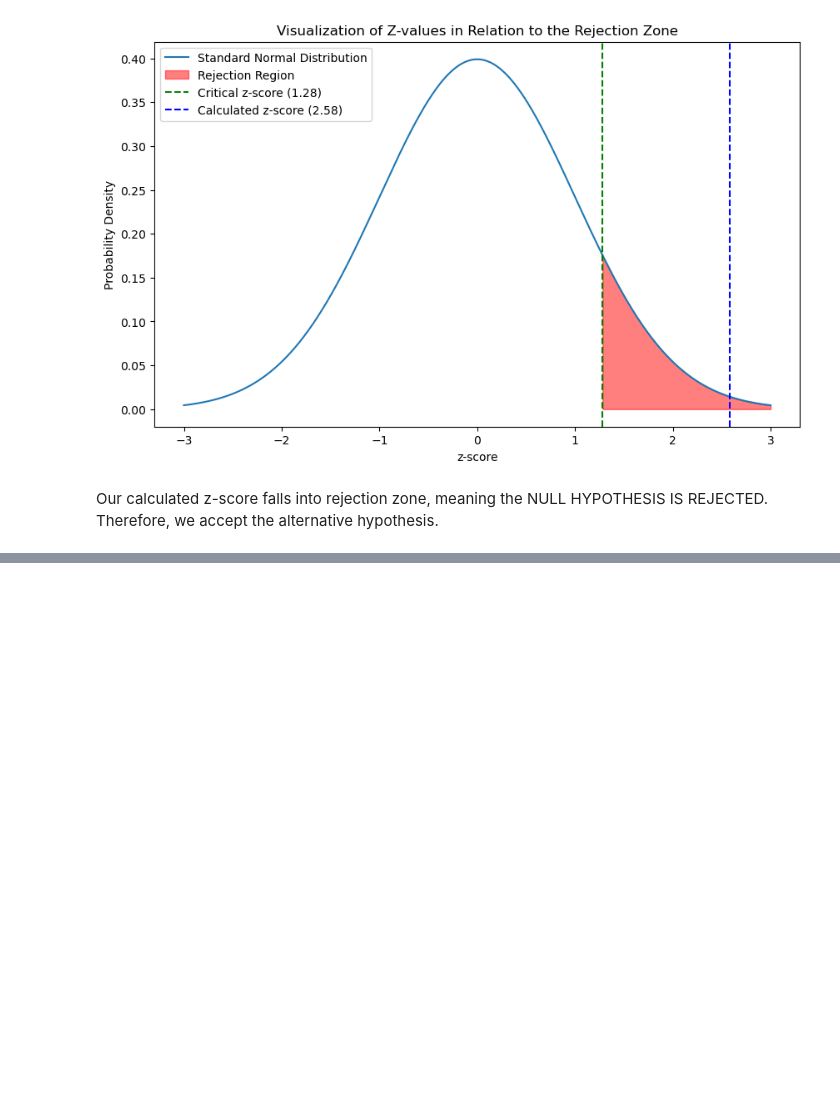
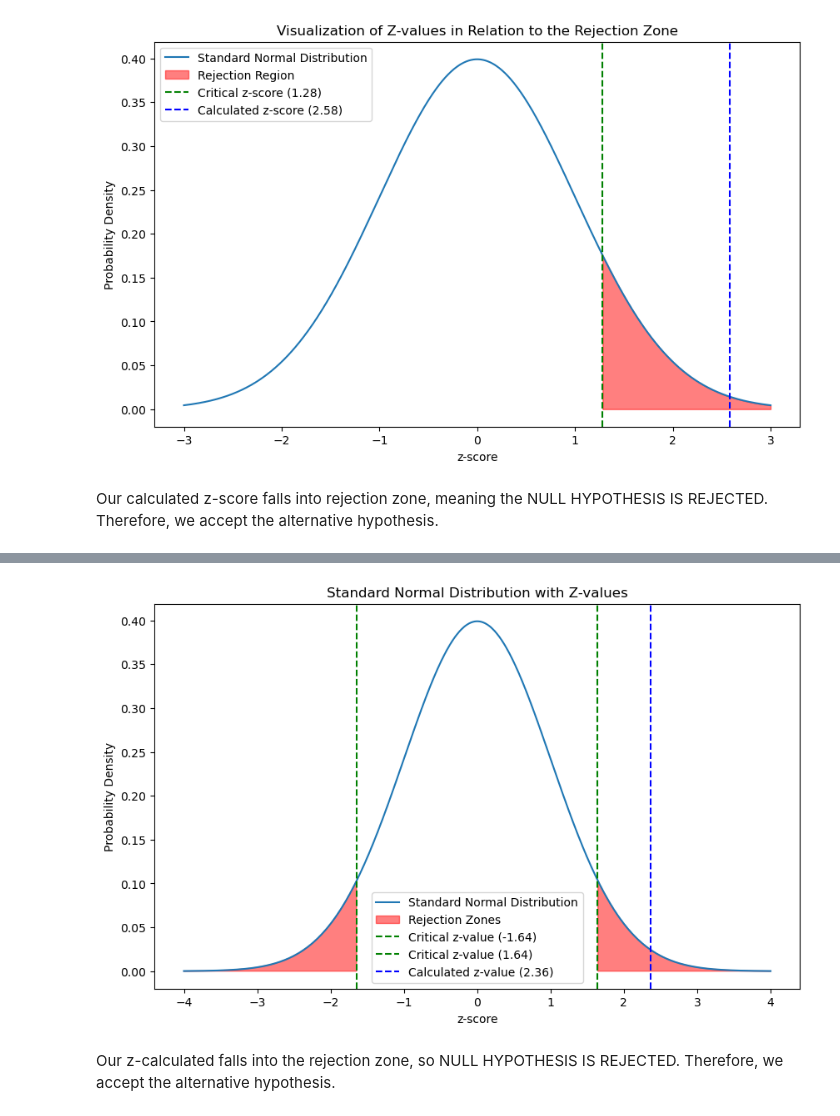
Before and after one commit to ZohanKPI/DS_camp_hometask20, a Jupyter notebook: Statistical_tests.ipynb, the cells around one changed output, grey strips where cells are left out. Drawn from its saved outputs; the diff is of its cells as text; code cells hidden in the pictures; blank space fills up the shorter version.

```diff
--- a/Statistical_tests.ipynb
+++ b/Statistical_tests.ipynb
@@ -89,0 +156,31 @@ Our calculated z-score falls into rejection zone, meaning the NULL HYPOTHESIS IS
+# %%
+def plot_distribution_with_z_values(z_critical, z_calculated):
+    mean = 0
+    std_dev = 1
+    x = np.linspace(mean - 4*std_dev, mean + 4*std_dev, 1000)
+
+    y = stats.norm.pdf(x, mean, std_dev)
+
+    plt.figure(figsize=(10, 6))
+    plt.plot(x, y, label='Standard Normal Distribution')
+
+    plt.fill_between(x, y, where=(x < -z_critical) | (x > z_critical), color='red', alpha=0.5, label='Rejection Zones')
+
+    plt.axvline(x=-z_critical, color='green', linestyle='--', label=f'Critical z-value (-{z_critical:.2f})')
+    plt.axvline(x=z_critical, color='green', linestyle='--', label=f'Critical z-value ({z_critical:.2f})')
+
+    plt.axvline(x=z_calculated, color='blue', linestyle='--', label=f'Calculated z-value ({z_calculated:.2f})')
+
+    plt.xlabel('z-score')
+    plt.ylabel('Probability Density')
+    plt.title('Standard Normal Distribution with Z-values')
+    plt.legend()
+
+    plt.show()
+
+
+plot_distribution_with_z_values(z_critical=1.64, z_calculated=2.36)
+# %% [output]
+[figure, added]
+# %% [markdown]
+Our z-calculated falls into the rejection zone, so NULL HYPOTHESIS IS REJECTED. Therefore, we accept the alternative hypothesis.
```
Also changed, not shown: parts of 6 cells of this notebook.
